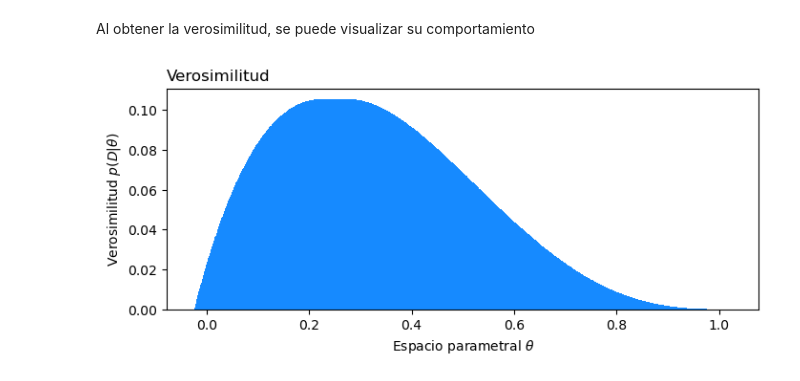
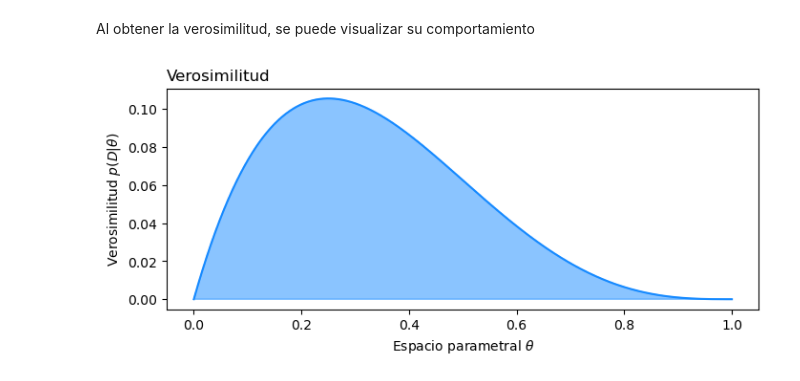
Before and after one commit to CAMM961001/bayesian_analysis, a Jupyter notebook: notebooks/02_regla_bayes.ipynb, the cells around one changed output. Drawn from its saved outputs; the diff is of its cells as text; code cells hidden in the pictures.

Commit message:
Replace bar chart for plot

```diff
--- a/notebooks/02_regla_bayes.ipynb
+++ b/notebooks/02_regla_bayes.ipynb
@@ -246,22 +246,21 @@ Al obtener la verosimilitud, se puede visualizar su comportamiento
 # %%
 # Verosimilitud de la observación bajo distintos valores del parámetro
 datos['verosim'] = verosim_arr.prod(axis=1)
 
 # Configuración de figura
 fig, ax = plt.subplots(figsize=(8,3))
 
 # Elementos de visualización
-ax.bar(
-    x = datos.theta
-    ,height = datos.verosim
-    ,width = 0.05
-    ,color = CONFIG['graficas']['colors']['azul'])
+x = datos.theta
+y = datos.verosim
+ax.plot(x, y, color=CONFIG['graficas']['colors']['azul'])
+ax.fill(x, y, color=CONFIG['graficas']['colors']['azul'], alpha=0.5)
 
 # Anotaciones de figura
 ax.set_title(f'Verosimilitud', loc='left')
 ax.set_xlabel(r'Espacio parametral $\theta$')
 ax.set_ylabel(r'Verosimilitud $p(D|\theta)$')
 
 plt.show()
 # %% [output]
-[figure, old version]
+[figure, new version]
```
